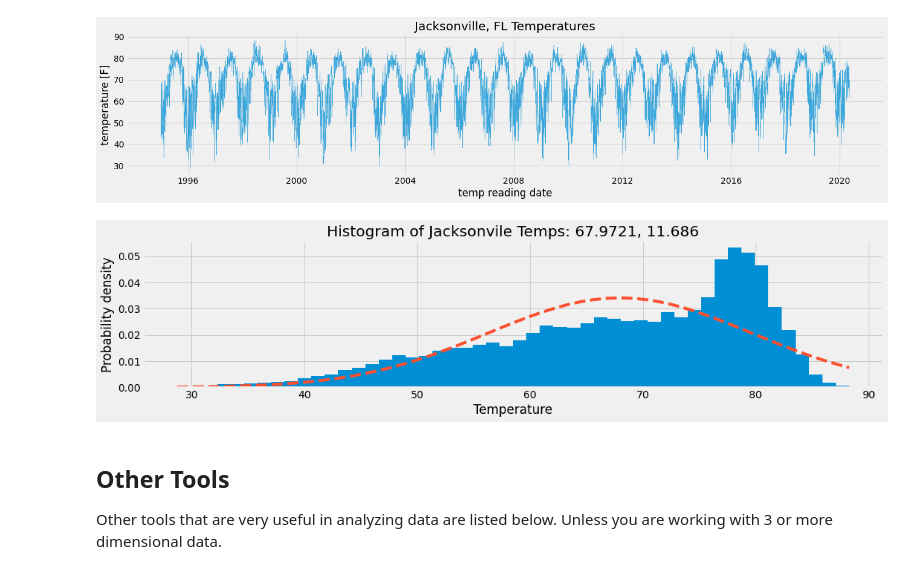
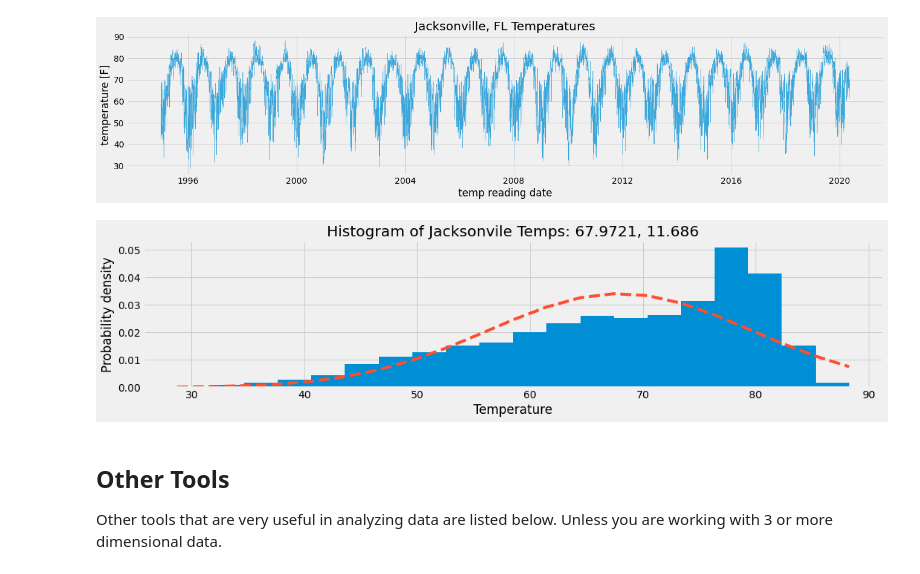
Before and after one commit to CharlotteMorrison/python-demo, a Jupyter notebook: data-tools.ipynb, the cells around one changed output. Cells and saved outputs as stored; diff of their text form; code cells hidden in the pictures.

```diff
--- a/data-tools.ipynb
+++ b/data-tools.ipynb
@@ -255,27 +254,27 @@ ax.set(xlabel='temp reading date', ylabel='temperature [F]', title="Jacksonville
 [figure]
 # %%
 # I might also like to have a histogram of the values
-num_bins = 50
+num_bins = 20
 mu = fl_temps['AvgTemperature'].mean()
 sigma = fl_temps['AvgTemperature'].std()
 
 fig, ax = plt.subplots(figsize=(15, 4))
 
 # the histogram of the data
 n, bins, patches = ax.hist(fl_temps['AvgTemperature'], num_bins, density=True)
 
 # add a 'best fit' line
 y = ((1 / (np.sqrt(2 * np.pi) * sigma)) * np.exp(-0.5 * (1 / sigma * (bins - mu))**2))
 ax.plot(bins, y, '--')
 ax.set_xlabel('Temperature')
 ax.set_ylabel('Probability density')
 ax.set_title(r'Histogram of Jacksonvile Temps: {}, {}'.format(round(mu, 4), round(sigma, 4)))
 
 # Tweak spacing to prevent clipping of ylabel
 fig.tight_layout()
 plt.show()
 # %% [output]
-[figure, old version]
+[figure, new version]
 # %% [markdown]
 ## Other Tools
 Other tools that are very useful in analyzing data are listed below.  Unless you are working with 3 or more dimensional
```
Also changed, not shown: parts of 1 cell of this notebook, 1 other file.
